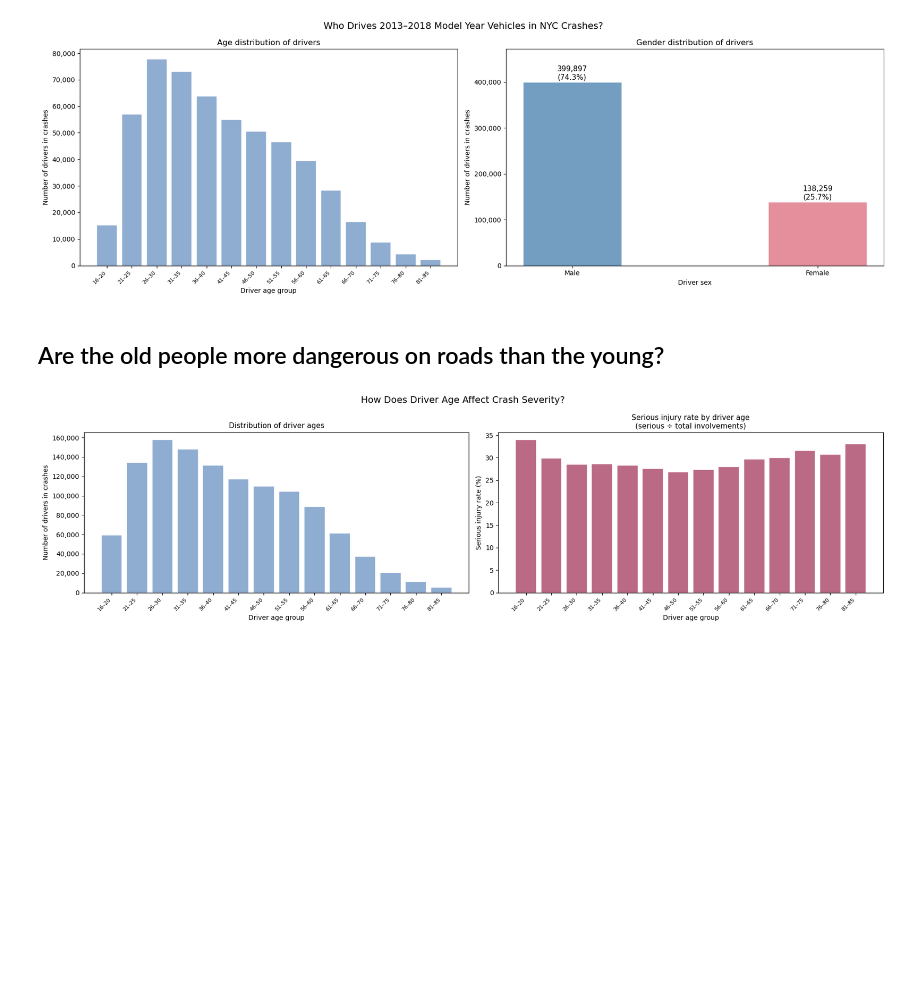
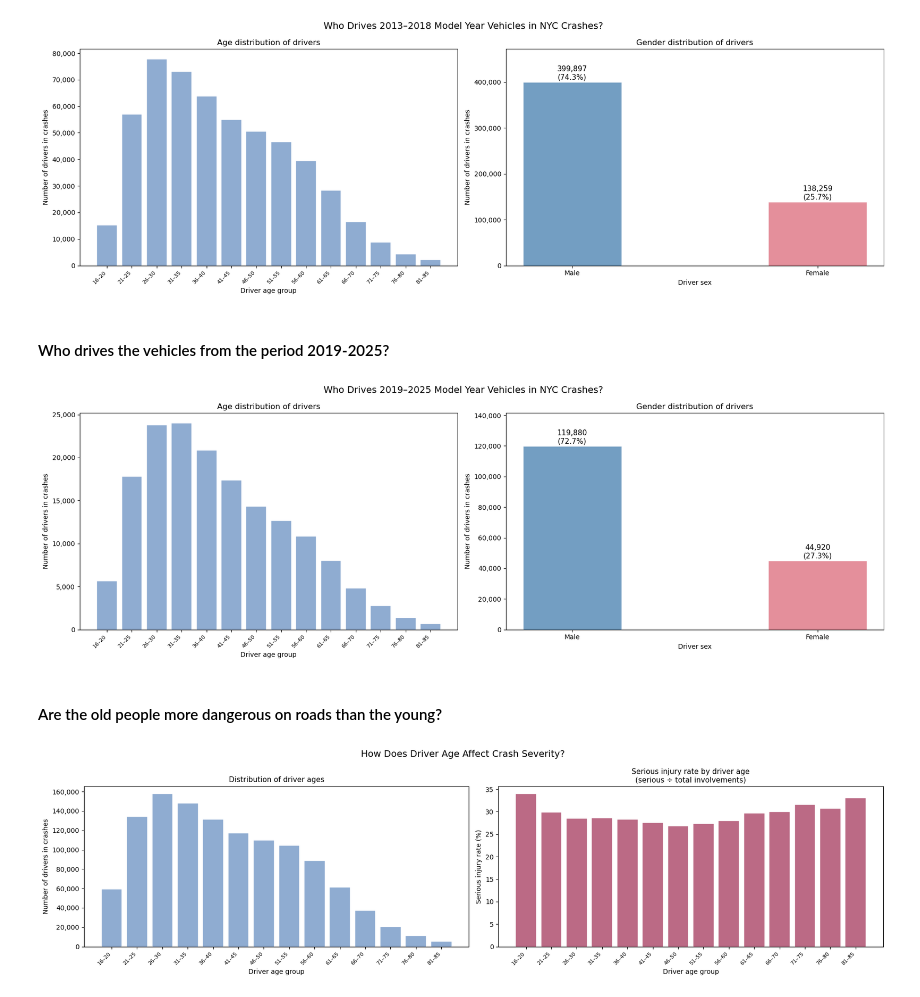
Before and after one commit to bonluc/02806_social_data_analysis_project, a Jupyter notebook: explainer_notebook.ipynb, the cells around one changed output. Saved outputs shown, nothing was run; the diff lists cells and outputs as text; code cells hidden in the pictures; blank space fills up the shorter version.

```diff
--- a/explainer_notebook.ipynb
+++ b/explainer_notebook.ipynb
@@ -1197,8 +1255,66 @@ plt.tight_layout()
 plt.show()
 # %% [output]
 [figure]
+# %% [markdown]
+#### Who drives the vehicles from the period 2019-2025?
+# %%
+df = vehicles_with_persons(
+    vehicle_cols=['v_VEHICLE_YEAR', 'v_DRIVER_SEX'],
+    person_cols=['p_PERSON_AGE', 'p_PERSON_TYPE', 'p_POSITION_IN_VEHICLE']
+)
+
+df = df[
+    (df['v_VEHICLE_YEAR'].between(2019, 2025)) &
+    (df['p_PERSON_TYPE'] == 'Occupant') &
+    (df['p_POSITION_IN_VEHICLE'] == 'Driver') &
+    (df['p_PERSON_AGE'].between(16, 90)) &
+    (df['v_DRIVER_SEX'].isin(['M', 'F']))
+].copy()
+
+bin_edges  = list(range(16, 91, 5))
+bin_labels = [f'{lo}–{lo+4}' for lo in bin_edges[:-1]]
+df['age_group'] = pd.cut(df['p_PERSON_AGE'], bins=bin_edges, labels=bin_labels,
+                          right=False, include_lowest=True)
+
+fig, axes = plt.subplots(1, 2, figsize=(18, 6))
+fig.suptitle('Who Drives 2019–2025 Model Year Vehicles in NYC Crashes?', fontsize=14)
+
+# --- age distribution ---
+age_counts = df['age_group'].value_counts().reindex(bin_labels, fill_value=0)
+axes[0].bar(bin_labels, age_counts.values, color='#7B9EC9', alpha=0.85,
+            edgecolor='white', linewidth=0.3)
+axes[0].set_title('Age distribution of drivers', fontsize=12)
+axes[0].set_xlabel('Driver age group')
+axes[0].set_ylabel('Number of drivers in crashes')
+axes[0].set_xticks(range(len(bin_labels)))
+axes[0].set_xticklabels(bin_labels, rotation=45, ha='right', fontsize=8)
+axes[0].yaxis.set_major_formatter(plt.FuncFormatter(lambda x, _: f'{int(x):,}'))
+
+# --- gender distribution ---
+sex_counts = df['v_DRIVER_SEX'].value_counts().reindex(['M', 'F'])
+sex_labels = ['Male', 'Female']
+sex_colors = ['#5B8DB8', '#E07B8A']
+total      = sex_counts.sum()
+
+bars = axes[1].bar(sex_labels, sex_counts.values, color=sex_colors, alpha=0.85,
+                   edgecolor='white', linewidth=0.5, width=0.4)
+for bar, val in zip(bars, sex_counts.values):
+    axes[1].text(bar.get_x() + bar.get_width() / 2,
+                 bar.get_height() + total * 0.005,
+                 f'{val:,}\n({val / total * 100:.1f}%)',
+                 ha='center', va='bottom', fontsize=11)
+axes[1].set_title('Gender distribution of drivers', fontsize=12)
+axes[1].set_xlabel('Driver sex')
+axes[1].set_ylabel('Number of drivers in crashes')
+axes[1].yaxis.set_major_formatter(plt.FuncFormatter(lambda x, _: f'{int(x):,}'))
+axes[1].set_ylim(0, sex_counts.max() * 1.18)
+
+plt.tight_layout()
+plt.show()
+# %% [output]
+[figure, added]
 # %% [markdown]
-## Are the old people more dangerous on roads than the young?
+#### Are the old people more dangerous on roads than the young?
 # %%
 age_df = crashes_with_persons(
     crash_cols=['c_NUMBER OF PERSONS INJURED', 'c_NUMBER OF PERSONS KILLED'],
```
Also changed, not shown: parts of 25 cells of this notebook.
